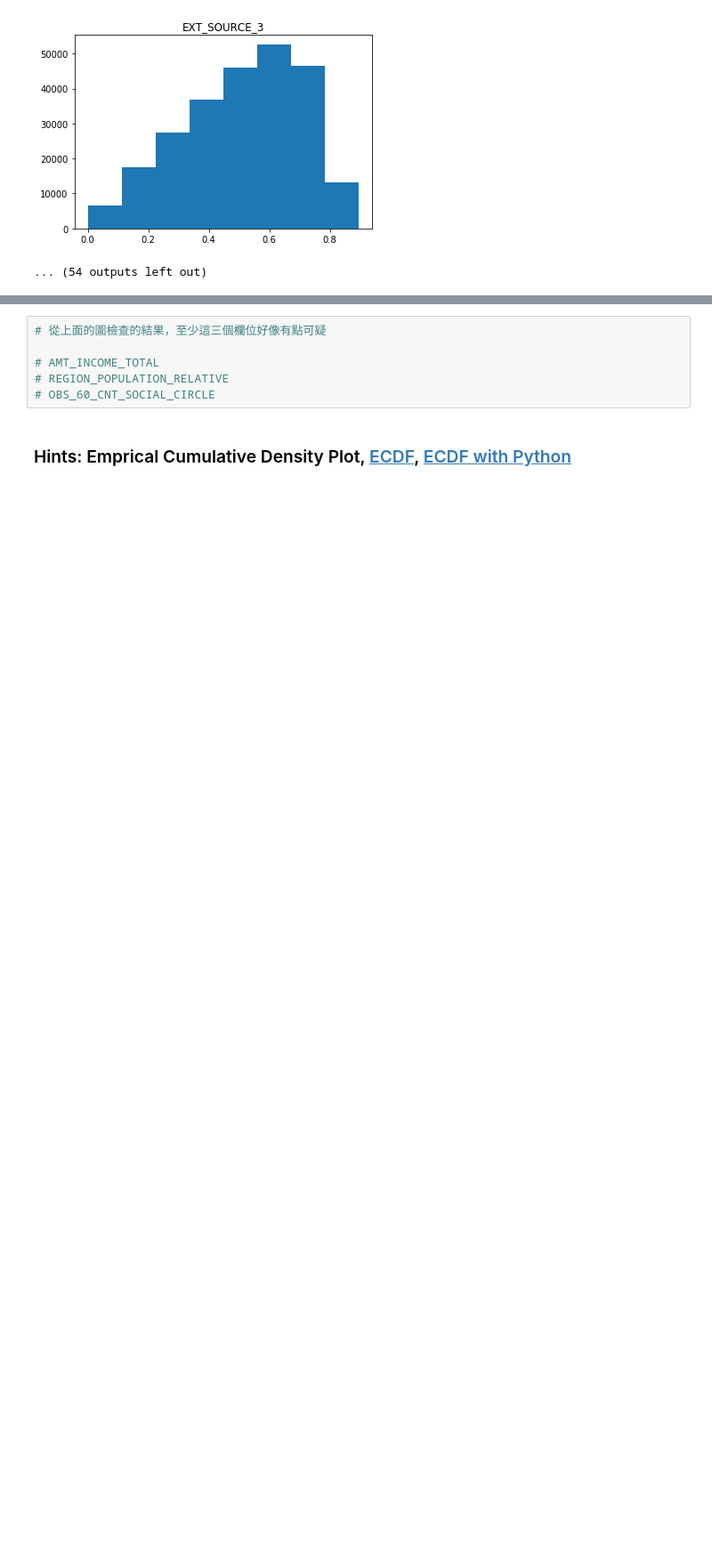
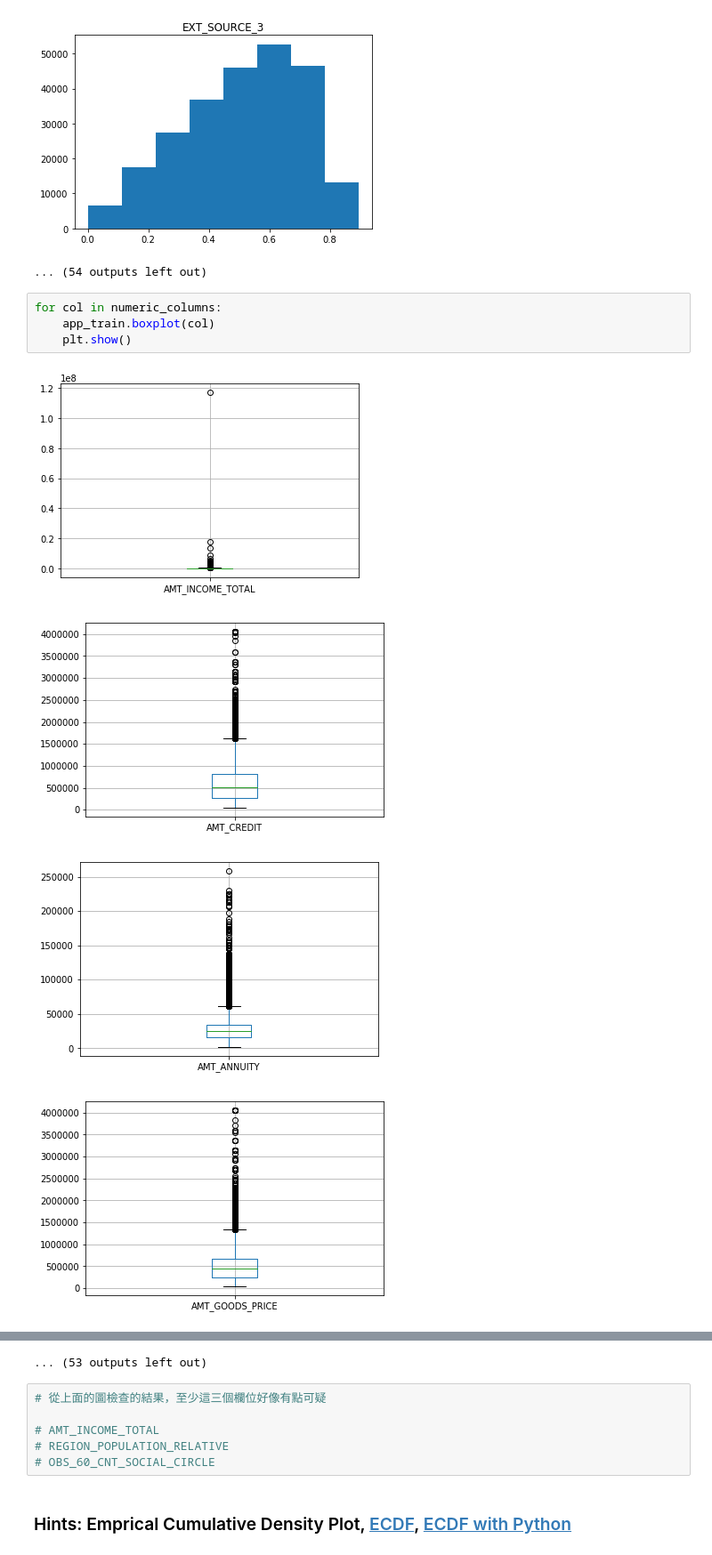
Before and after one commit to Julian-Chu/2nd-ML100Days, a Jupyter notebook: Day_006_HW.ipynb, the cells around one changed output, grey strips where cells are left out. Shown at 89% size. Cells and saved outputs as stored; diff of their text form; blank space fills up the shorter version.

```diff
--- a/Day_006_HW.ipynb
+++ b/Day_006_HW.ipynb
@@ -64,3 +64,12 @@ Numbers of remain columns: 65
 [figure]
 [figure]
 ... (54 outputs left out)
+# %%
+for col in numeric_columns:
+    app_train.boxplot(col)
+    plt.show()
+# %% [output]
+[figure, added]
+[figure, added]
+[figure, added]
+[figure, added]
@@ -67,3 +84,4 @@ Numbers of remain columns: 65
+... (53 outputs left out)
 # %%
 # 從上面的圖檢查的結果，至少這三個欄位好像有點可疑
 
```
Also changed, not shown: parts of 1 cell of this notebook, 3 other files.
